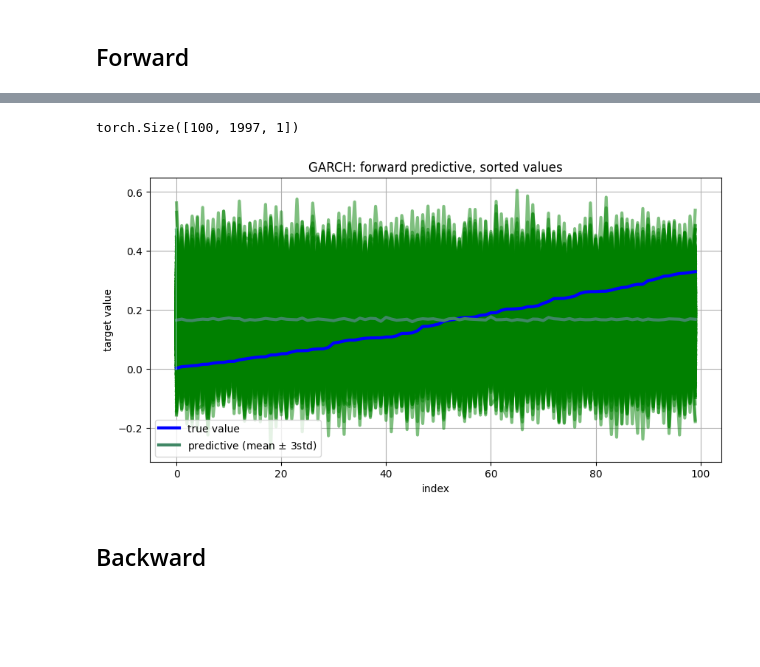
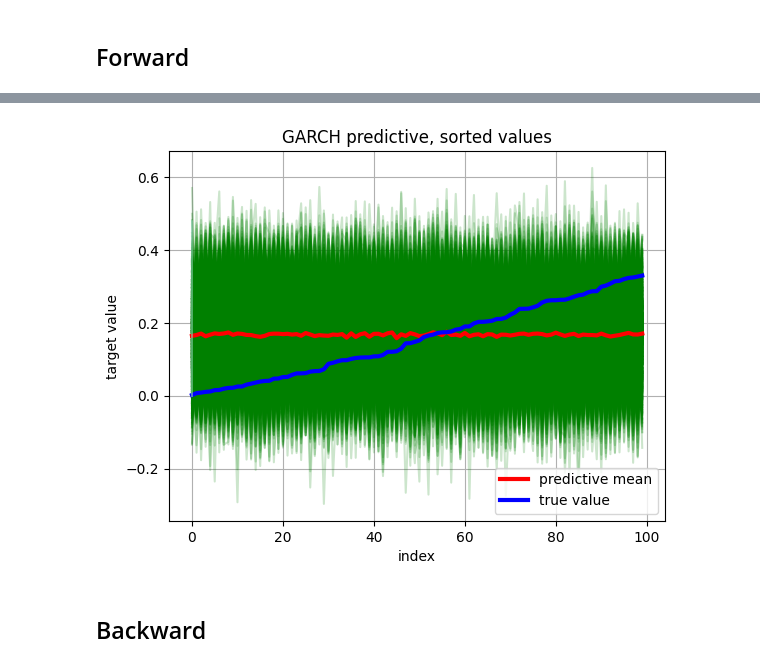
Before and after one commit to mathymess/reversibility-of-processes, a Jupyter notebook: bayesian_garch_forward_backward.ipynb, the cells around one changed output, grey strips where cells are left out. Cells and saved outputs as stored; diff of their text form; code cells hidden in the pictures; blank space fills up the shorter version.

Commit message:
Simplify GARCH preds plotting, ExperimentResults class

```diff
--- a/bayesian_garch_forward_backward.ipynb
+++ b/bayesian_garch_forward_backward.ipynb
@@ -11,0 +18,2 @@ from generate_time_series import load_garch_time_series
+# %%
+res = ExperimentResults("20230724_preds/garch03/")
@@ -12,2 +29,35 @@ from generate_time_series import load_garch_time_series
+# %%
+def plot_predictions(true: torch.Tensor,
+                     pred_all: Optional[List[torch.Tensor]] = None,
+                     pred_mean: Optional[torch.Tensor] = None,
+                     pred_std: Optional[torch.Tensor] = None,
+                     show: bool = False,
+                     title: str = "GARCH predictive, sorted values") -> plt.Axes:
+    fig, ax = plt.subplots()
+
+    if pred_all is not None:
+        for pred_onedraw in torch.stack(pred_all).T:
+            ax.plot(pred_onedraw, alpha=0.2, color="green")
+
+    if pred_std is not None and pred_mean is not None:
+        ax.fill_between((pred_mean - 3 * pred_std).squeeze(-1),
+                        (pred_mean + 3 * pred_std).squeeze(-1),
+                        alpha=0.6, color='#86cfac', zorder=5)
+
+    if pred_mean is not None:
+        ax.plot(pred_mean, '-', linewidth=3, color="red", label="predictive mean")
+
+    ax.plot(true, 'b-', linewidth=3, label="true value")
+
+    ax.set_xlabel("index")
+    ax.set_ylabel("target value")
+    ax.set_title(title)
+    ax.grid()
+    ax.legend()
+
+    if show:
+        fig.show()
+
+    return fig, ax
 # %% [markdown]
 ## Forward
@@ -20,37 +64,7 @@ predictive.forward.torch   ts.torch
-# %%
-pred_f = torch.load("20230724_preds/garch03/predictive.forward.torch")
-x_test_f = torch.load("20230724_preds/garch03/windows_f.torch")
-targets_f = torch.load("20230724_preds/garch03/targets_f.torch")
-pred_f_obs = pred_f(windows_f)["obs"]
-print(preds.shape)
-# %% [output]
-torch.Size([100, 1997, 1])
 # %%
-sorted_pairs_true_pred = sorted(zip(targets_f.squeeze(-1), pred_f_obs.squeeze(-1)))
-true = [x.cpu().item() for x, _ in sorted_pairs_true_pred]
-pred_all = [x for _, x in sorted_pairs_true_pred]
-pred_mean = [x.mean().cpu().item() for x in pred_all]
-pred_std = [x.std().cpu().item() for x in pred_all]
+true, pred_all, pred_mean, pred_std = sorted_predictions(res.targets_f, res.pred_obs_f)
+fig, ax = plot_predictions(true, pred_all, pred_mean, pred_std)
+# %% [output]
+[figure, added]
-# %%
-y_pred = torch.tensor(pred_mean)
-y_std = torch.tensor(pred_std)
-
-fig, ax = plt.subplots(figsize=(10, 5))
-
-for pred_onedraw in torch.stack(pred_all).T:
-    ax.plot(pred_onedraw, linewidth=3, alpha=0.5, color="green")
-ax.plot(true, 'b-', linewidth=3, label="true value")
-ax.plot(y_pred, '-', linewidth=3, color="#408765", label="predictive (mean $\pm$ 3std)")
-ax.fill_between((y_pred - 3 * y_std).squeeze(-1), (y_pred + 3 * y_std).squeeze(-1), alpha=0.6, color='#86cfac', zorder=5)
-
-plt.xlabel("index")
-plt.ylabel("target value")
-plt.title("GARCH: forward predictive, sorted values")
-plt.grid()
-plt.legend()
-
-plt.show()
-# %% [output]
-[figure, removed]
 # %% [markdown]
 ## Backward
```
Also changed, not shown: parts of 8 cells of this notebook, 1 other file.
